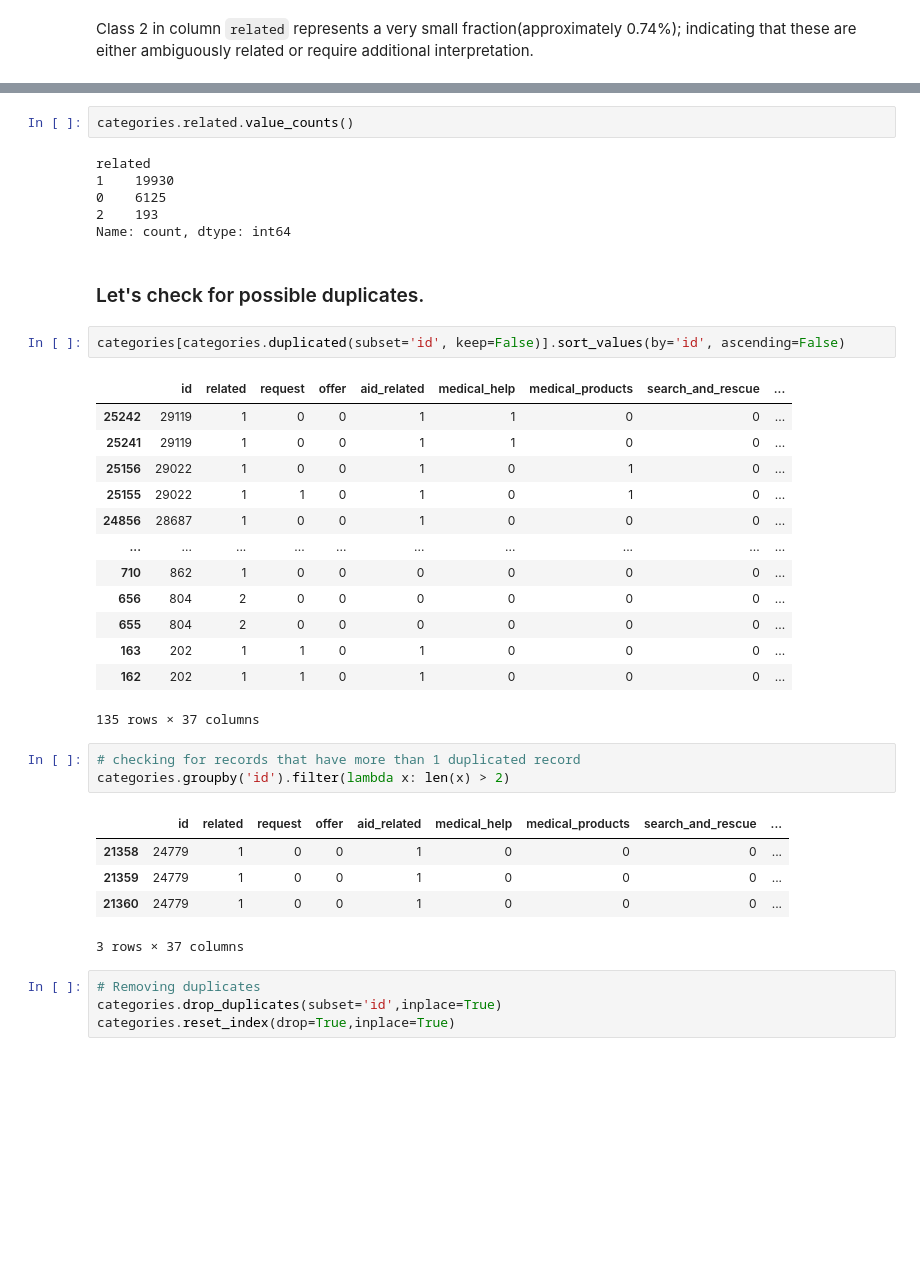
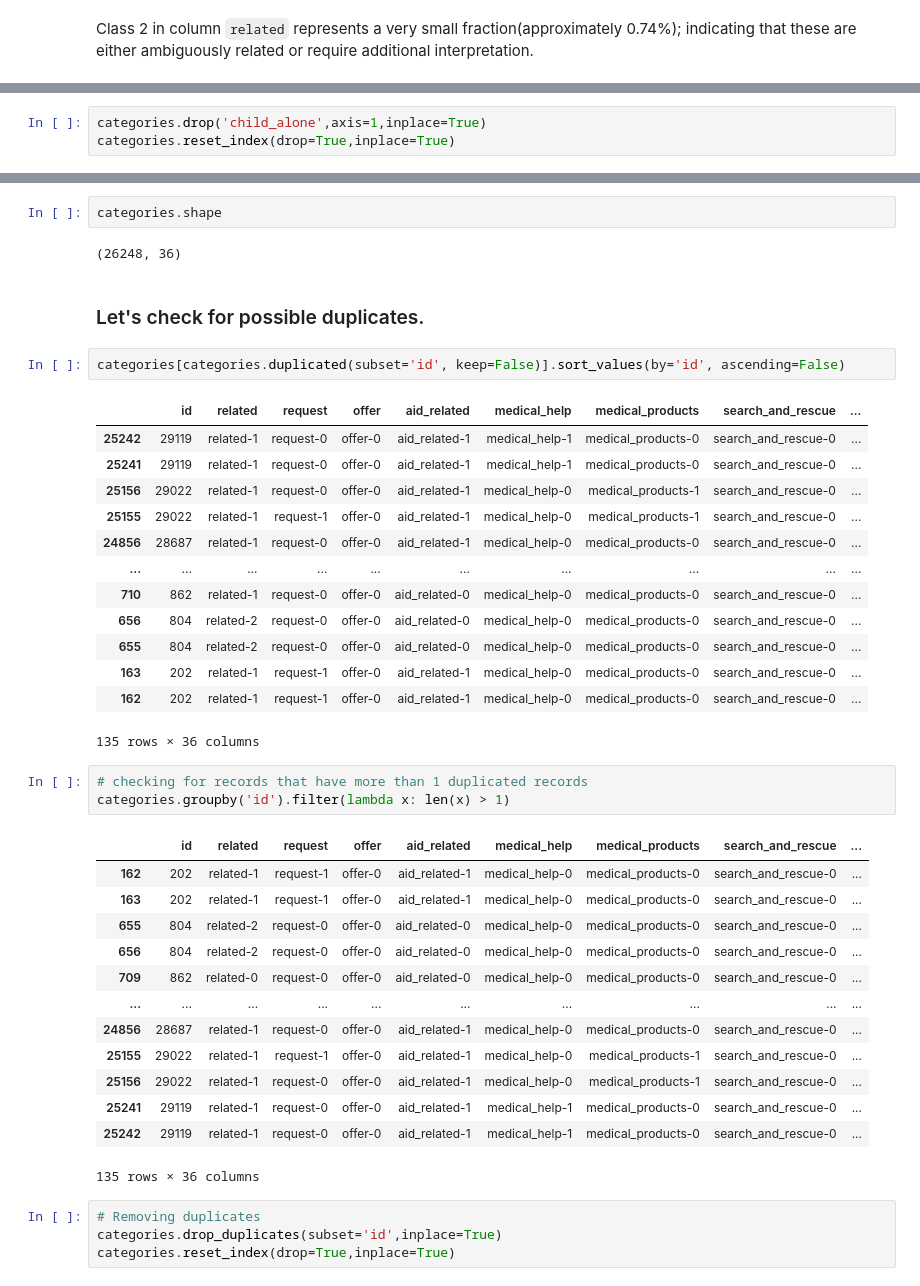
Before and after one commit to mrme77/Disaster-Response-, a Jupyter notebook: ETL Pipeline Preparation.ipynb, the cells around one changed output, grey strips where cells are left out. Cells and saved outputs as stored; diff of their text form; blank space fills up the shorter version.

```diff
--- a/ETL Pipeline Preparation.ipynb
+++ b/ETL Pipeline Preparation.ipynb
@@ -212,2 +234,5 @@ Class 2 in column `related` represents a very small fraction(approximately 0.74%
+# %%
+categories.drop('child_alone',axis=1,inplace=True)
+categories.reset_index(drop=True,inplace=True)
 # %%
 # Checking transformations took place
@@ -223,38 +250,42 @@ categories.head()
-# %%
-categories.related.value_counts()
-# %% [output]
-related
-1    19930
-0    6125
-2    193
-Name: count, dtype: int64
+# %%
+categories.shape
+# %% [output]
+(26248, 36)
 # %% [markdown]
 ### Let's check for possible duplicates.
 # %%
 categories[categories.duplicated(subset='id', keep=False)].sort_values(by='id', ascending=False)
 # %% [output]
 |  | id | related | request | offer | aid_related | medical_help | medical_products | search_and_rescue | ... |
-| 25242 | 29119 | 1 | 0 | 0 | 1 | 1 | 0 | 0 | ... |
-| 25241 | 29119 | 1 | 0 | 0 | 1 | 1 | 0 | 0 | ... |
-| 25156 | 29022 | 1 | 0 | 0 | 1 | 0 | 1 | 0 | ... |
-| 25155 | 29022 | 1 | 1 | 0 | 1 | 0 | 1 | 0 | ... |
-| 24856 | 28687 | 1 | 0 | 0 | 1 | 0 | 0 | 0 | ... |
+| 25242 | 29119 | related-1 | request-0 | offer-0 | aid_related-1 | medical_help-1 | medical_products-0 | search_and_rescue-0 | ... |
+| 25241 | 29119 | related-1 | request-0 | offer-0 | aid_related-1 | medical_help-1 | medical_products-0 | search_and_rescue-0 | ... |
+| 25156 | 29022 | related-1 | request-0 | offer-0 | aid_related-1 | medical_help-0 | medical_products-1 | search_and_rescue-0 | ... |
+| 25155 | 29022 | related-1 | request-1 | offer-0 | aid_related-1 | medical_help-0 | medical_products-1 | search_and_rescue-0 | ... |
+| 24856 | 28687 | related-1 | request-0 | offer-0 | aid_related-1 | medical_help-0 | medical_products-0 | search_and_rescue-0 | ... |
 | ... | ... | ... | ... | ... | ... | ... | ... | ... | ... |
-| 710 | 862 | 1 | 0 | 0 | 0 | 0 | 0 | 0 | ... |
-| 656 | 804 | 2 | 0 | 0 | 0 | 0 | 0 | 0 | ... |
-| 655 | 804 | 2 | 0 | 0 | 0 | 0 | 0 | 0 | ... |
-| 163 | 202 | 1 | 1 | 0 | 1 | 0 | 0 | 0 | ... |
-| 162 | 202 | 1 | 1 | 0 | 1 | 0 | 0 | 0 | ... |
+| 710 | 862 | related-1 | request-0 | offer-0 | aid_related-0 | medical_help-0 | medical_products-0 | search_and_rescue-0 | ... |
+| 656 | 804 | related-2 | request-0 | offer-0 | aid_related-0 | medical_help-0 | medical_products-0 | search_and_rescue-0 | ... |
+| 655 | 804 | related-2 | request-0 | offer-0 | aid_related-0 | medical_help-0 | medical_products-0 | search_and_rescue-0 | ... |
+| 163 | 202 | related-1 | request-1 | offer-0 | aid_related-1 | medical_help-0 | medical_products-0 | search_and_rescue-0 | ... |
+| 162 | 202 | related-1 | request-1 | offer-0 | aid_related-1 | medical_help-0 | medical_products-0 | search_and_rescue-0 | ... |
-135 rows × 37 columns
+135 rows × 36 columns
 # %%
-# checking for records that have more than 1 duplicated record
-categories.groupby('id').filter(lambda x: len(x) > 2)
+# checking for records that have more than 1 duplicated records
+categories.groupby('id').filter(lambda x: len(x) > 1)
 # %% [output]
 |  | id | related | request | offer | aid_related | medical_help | medical_products | search_and_rescue | ... |
-| 21358 | 24779 | 1 | 0 | 0 | 1 | 0 | 0 | 0 | ... |
-| 21359 | 24779 | 1 | 0 | 0 | 1 | 0 | 0 | 0 | ... |
-| 21360 | 24779 | 1 | 0 | 0 | 1 | 0 | 0 | 0 | ... |
+| 162 | 202 | related-1 | request-1 | offer-0 | aid_related-1 | medical_help-0 | medical_products-0 | search_and_rescue-0 | ... |
+| 163 | 202 | related-1 | request-1 | offer-0 | aid_related-1 | medical_help-0 | medical_products-0 | search_and_rescue-0 | ... |
+| 655 | 804 | related-2 | request-0 | offer-0 | aid_related-0 | medical_help-0 | medical_products-0 | search_and_rescue-0 | ... |
+| 656 | 804 | related-2 | request-0 | offer-0 | aid_related-0 | medical_help-0 | medical_products-0 | search_and_rescue-0 | ... |
+| 709 | 862 | related-0 | request-0 | offer-0 | aid_related-0 | medical_help-0 | medical_products-0 | search_and_rescue-0 | ... |
+| ... | ... | ... | ... | ... | ... | ... | ... | ... | ... |
+| 24856 | 28687 | related-1 | request-0 | offer-0 | aid_related-1 | medical_help-0 | medical_products-0 | search_and_rescue-0 | ... |
+| 25155 | 29022 | related-1 | request-1 | offer-0 | aid_related-1 | medical_help-0 | medical_products-1 | search_and_rescue-0 | ... |
+| 25156 | 29022 | related-1 | request-0 | offer-0 | aid_related-1 | medical_help-0 | medical_products-1 | search_and_rescue-0 | ... |
+| 25241 | 29119 | related-1 | request-0 | offer-0 | aid_related-1 | medical_help-1 | medical_products-0 | search_and_rescue-0 | ... |
+| 25242 | 29119 | related-1 | request-0 | offer-0 | aid_related-1 | medical_help-1 | medical_products-0 | search_and_rescue-0 | ... |
-3 rows × 37 columns
+135 rows × 36 columns
 # %%
 # Removing duplicates
 categories.drop_duplicates(subset='id',inplace=True)
```
Also changed, not shown: parts of 15 cells of this notebook.
